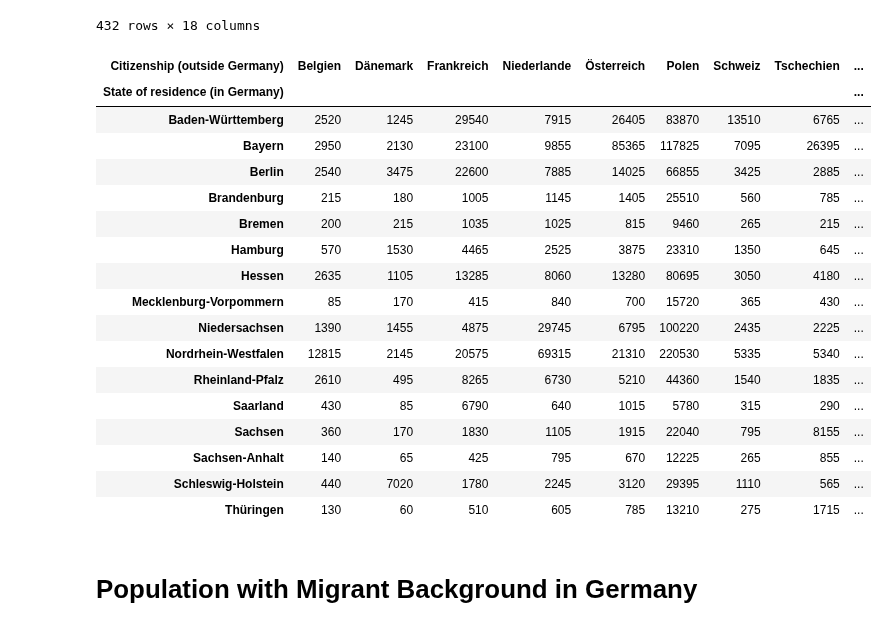
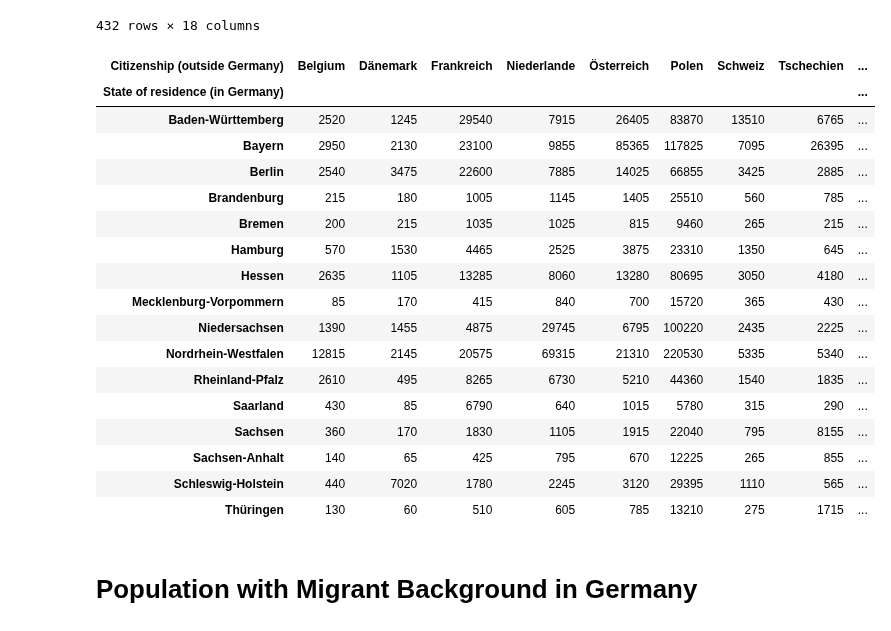
Before and after one commit to Alvaroguijarro97/ML_Group_Project, a Jupyter notebook: Data_Foreign_Test.ipynb, the cells around one changed output. Cells and saved outputs as stored; diff of their text form; code cells hidden in the pictures.

```diff
--- a/Data_Foreign_Test.ipynb
+++ b/Data_Foreign_Test.ipynb
@@ -54,24 +54,25 @@ memory usage: 60.9+ KB
 # %%
 # rename columns, cleaning data
   # renaming: "Statistik_Code"	"Statistik_Label"	"Zeit_Code"	"Zeit_Label"	"Zeit" are all the same for this table. They can be added as header/general info about the table, no need to keep them inside the table
   # renaming: 1_Auspraegung_Label = State of residence (in Germany); 2_Auspraegung_Label = Sex; 3_Auspraegung_Label = Citizenship (outside Germany); BEV027__Auslaender__Anzahl = Number of Foreigners in the state
 foreign_data_renamed = foreign_data.rename(columns={"1_Auspraegung_Label": "State of residence (in Germany)", "2_Auspraegung_Label": "Sex", "3_Auspraegung_Label": "Citizenship (outside Germany)", "BEV027__Auslaender__Anzahl": "Number of Foreigners in the state"})
 # filter data for rows and columns that matter in the given context
   # suggest filter: from here on, using only "insgesamt" for Sex, not distinguishing male/female
 foreign_data_renamed_filtered = foreign_data_renamed.loc[foreign_data_renamed["Sex"] == "Insgesamt"]
   # filter for the renamed variables (excluding sex, as it is the same across all observations after the last step)
 foreign_data_renamed_filtered = foreign_data_renamed_filtered.filter(items=["State of residence (in Germany)", "Citizenship (outside Germany)", "Number of Foreigners in the state"])
 
 # make observation unit "state of residence", widen "Citizenship"
 foreign_data_renamed_filtered = pd.pivot(foreign_data_renamed_filtered, index = "State of residence (in Germany)", columns = "Citizenship (outside Germany)", values = "Number of Foreigners in the state")
 
 # order columns by country_name, "insgesamt" as a final column
 foreign_data_renamed_filtered = foreign_data_renamed_filtered [["Belgien", "Dänemark", "Frankreich", "Niederlande", "Österreich", "Polen", "Schweiz", "Tschechien", "Insgesamt"]]
 
+foreign_data_renamed_filtered = foreign_data_renamed_filtered.rename(columns={"Belgien": "Belgium"})
 
 foreign_data_renamed_filtered
 # %% [output]
-| Citizenship (outside Germany) | Belgien | Dänemark | Frankreich | Niederlande | Österreich | Polen | Schweiz | Tschechien | ... |
+| Citizenship (outside Germany) | Belgium | Dänemark | Frankreich | Niederlande | Österreich | Polen | Schweiz | Tschechien | ... |
 | State of residence (in Germany) |  |  |  |  |  |  |  |  | ... |
 | Baden-Württemberg | 2520 | 1245 | 29540 | 7915 | 26405 | 83870 | 13510 | 6765 | ... |
 | Bayern | 2950 | 2130 | 23100 | 9855 | 85365 | 117825 | 7095 | 26395 | ... |
```
Also changed, not shown: parts of 1 cell of this notebook.
